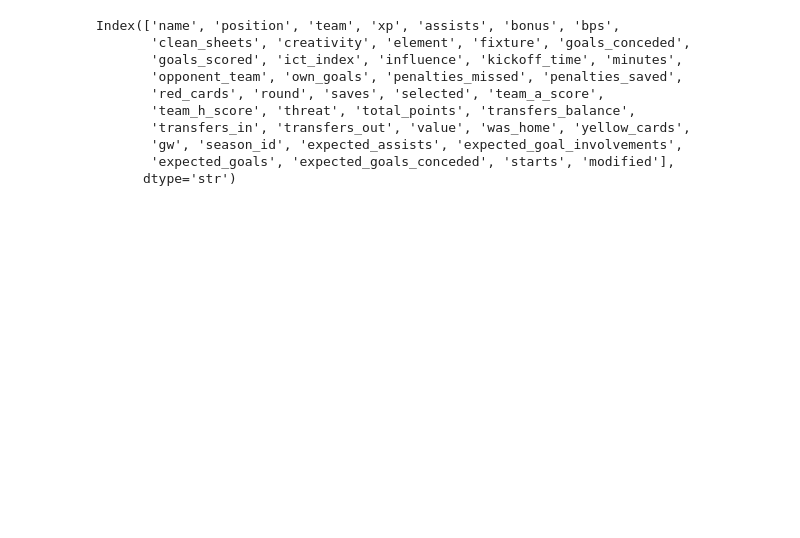
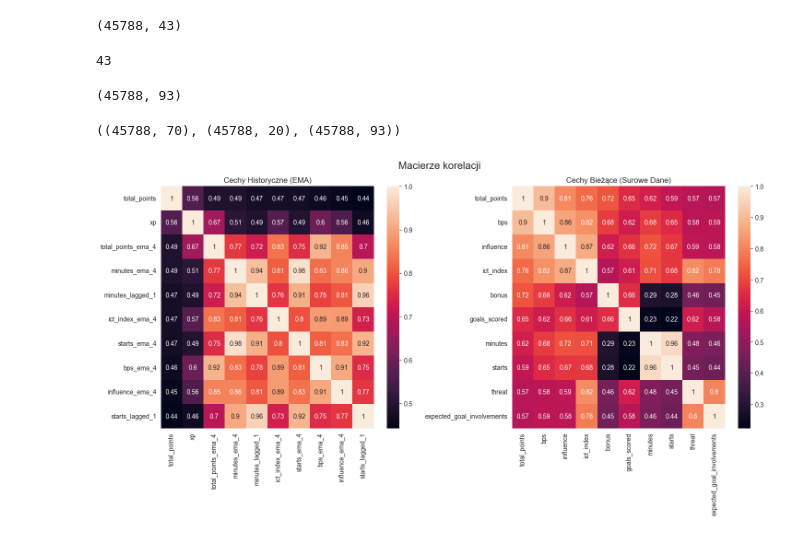
Before and after one commit to ruus77/FPL-Points-Predictions, a Jupyter notebook: Notebooks/Features_Engineering.ipynb, the cells around one changed output. Cells and saved outputs as stored; diff of their text form; code cells hidden in the pictures; blank space fills up the shorter version.

```diff
--- a/Notebooks/Features_Engineering.ipynb
+++ b/Notebooks/Features_Engineering.ipynb
@@ -24,22 +24,26 @@ data.head()
-# %%
-data.columns
-# %% [output]
-Index(['name', 'position', 'team', 'xp', 'assists', 'bonus', 'bps',
-       'clean_sheets', 'creativity', 'element', 'fixture', 'goals_conceded',
-       'goals_scored', 'ict_index', 'influence', 'kickoff_time', 'minutes',
-       'opponent_team', 'own_goals', 'penalties_missed', 'penalties_saved',
-       'red_cards', 'round', 'saves', 'selected', 'team_a_score',
-       'team_h_score', 'threat', 'total_points', 'transfers_balance',
-       'transfers_in', 'transfers_out', 'value', 'was_home', 'yellow_cards',
-       'gw', 'season_id', 'expected_assists', 'expected_goal_involvements',
-       'expected_goals', 'expected_goals_conceded', 'starts', 'modified'],
-      dtype='str')
+# %%
+data.shape
+# %% [output]
+(45788, 43)
 # %%
-cols_to_exclude = [
-    "name", "position", "team", "element", "fixture",
-    "opponent_team", "kickoff_time", "round", "gw", "season_id",
-    "was_home", "modified",
-    "value", "selected", "transfers_balance", "transfers_in", "transfers_out"
+features_now = [
+    "position", "team", "was_home", "opponent_team", "value",
+    "season_id", "selected", "transfers_balance",
+    "transfers_in", "transfers_out", "xp"
+]
+cols_to_lag = [
+    "total_points", "minutes", "goals_scored", "assists", "bonus", "bps",
+    "clean_sheets", "creativity", "goals_conceded", "ict_index",
+    "influence", "own_goals", "penalties_missed", "penalties_saved",
+    "red_cards", "saves", "threat", "yellow_cards", "starts",
+    "expected_assists", "expected_goal_involvements", "expected_goals",
+    "expected_goals_conceded", "team_h_score", "team_a_score"
 ]
 
-cols_to_lag = [c for c in data.columns.to_list() if c  not in cols_to_exclude]
+cols_id = [
+    "name", "element", "fixture", "kickoff_time",
+    "round", "gw", "modified"
+]
+len(features_now+cols_id+cols_to_lag)
+# %% [output]
+43
@@ -53,0 +78,36 @@ def lag_features(df:pd.DataFrame,
+# %%
+data, ema_cols = ema(df=data,
+                        cols_to_lag=cols_to_lag,
+                        window_size=4)
+data, lagged_cols = lagged_features(df=data,
+                        cols_to_lag=cols_to_lag)
+# %%
+data.shape
+# %% [output]
+(45788, 93)
+# %%
+data_lagged = data.drop(columns=[c for c in cols_to_lag if c != "total_points"])
+# %%
+data_lagged["points_momentum"] = data_lagged.total_points_lagged_1 - data_lagged.total_points_ema_4
+# %%
+data_lagged.shape, data_lagged.drop(columns=lagged_cols+ema_cols).shape, data.shape
+# %% [output]
+((45788, 70), (45788, 20), (45788, 93))
+# %%
+corr_lagged_features = data_lagged.select_dtypes(np.number).corr()["total_points"].nlargest(10).index
+
+corr_features = data.select_dtypes(np.number).corr()["total_points"].nlargest(10).index
+# %%
+fig, ax = plt.subplots(nrows=1, ncols=2, figsize=(15,8))
+
+sns.heatmap(data_lagged[corr_lagged_features].corr(), annot=True, ax=ax[0])
+sns.heatmap(data[corr_features].corr(), annot=True, ax=ax[1])
+
+fig.suptitle("Macierze korelacji", fontsize=16)
+
+ax[0].set_title("Cechy Historyczne (EMA)")
+ax[1].set_title("Cechy Bieżące (Surowe Dane)")
+
+plt.tight_layout()
+# %% [output]
+[figure, added]
```
Also changed, not shown: parts of 9 cells of this notebook.
